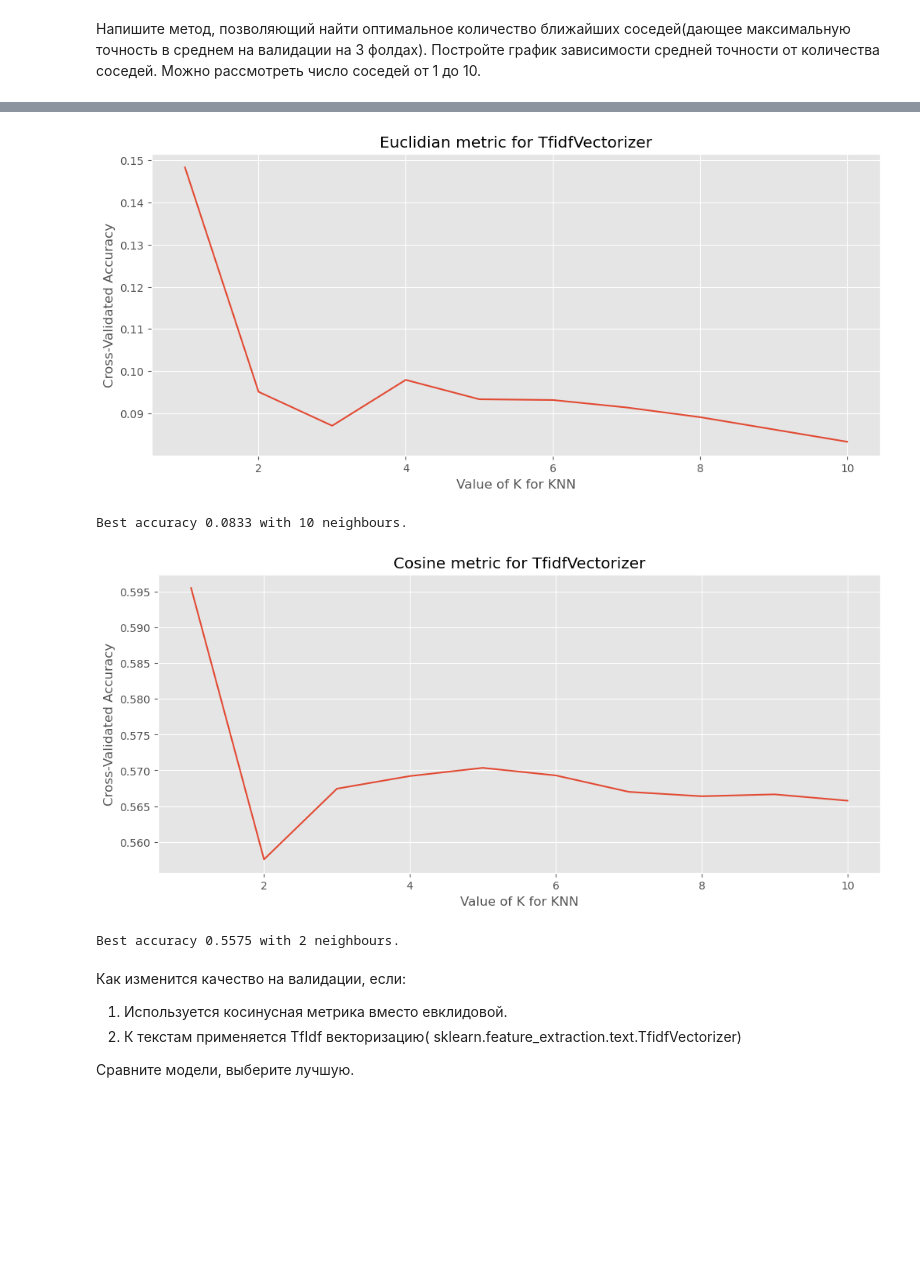
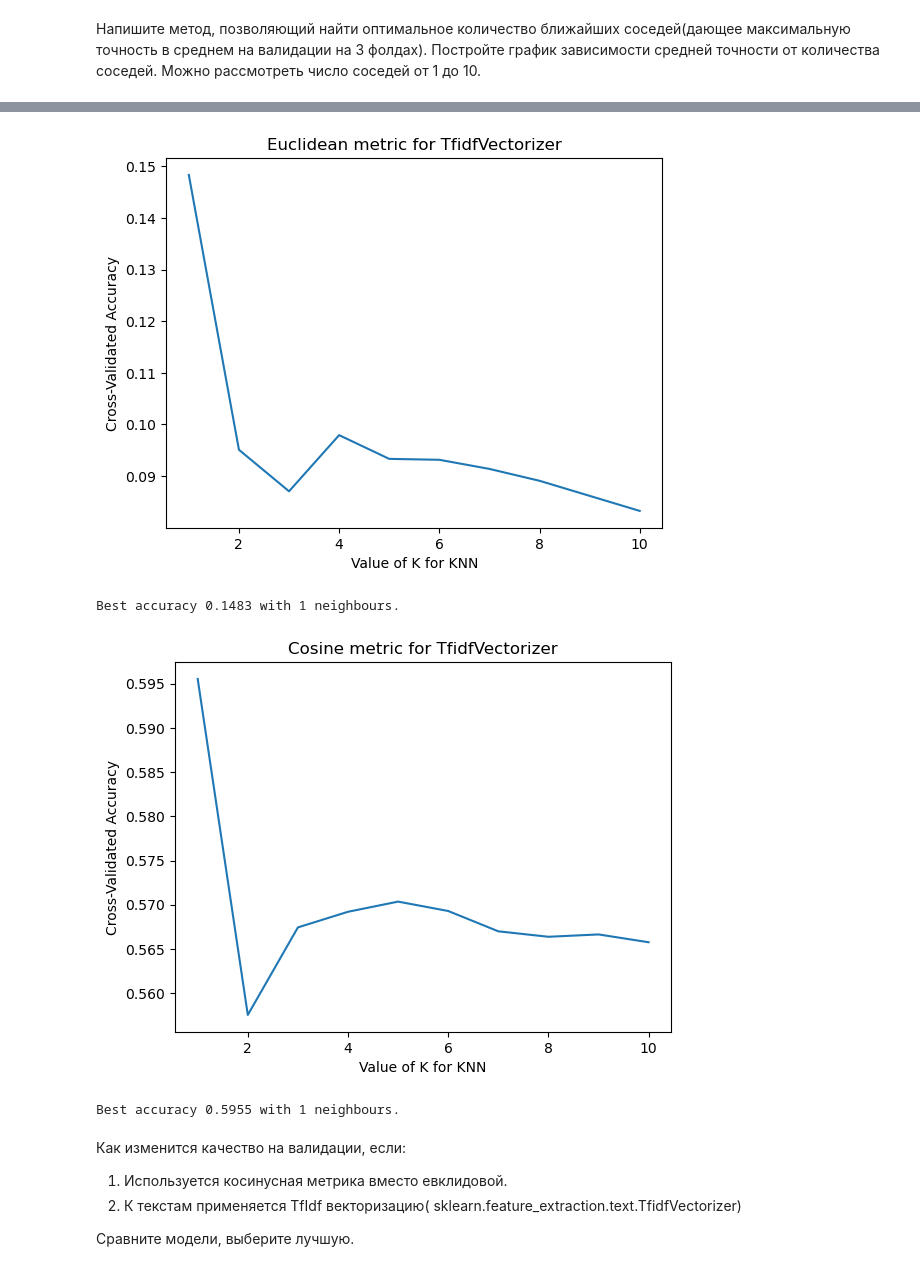
Before and after one commit to PERFECTHEART/ml_vk, a Jupyter notebook: hw_1/mushenko_hw1.ipynb, the cells around one changed output, grey strips where cells are left out. Drawn from its saved outputs; the diff is of its cells as text; code cells hidden in the pictures; blank space fills up the shorter version.

```diff
--- a/hw_1/mushenko_hw1.ipynb
+++ b/hw_1/mushenko_hw1.ipynb
@@ -210,7 +210,7 @@ TRAIN: [   0    1    2 ... 7540 7541 7542] TEST: [ 7543  7544  7545 ... 11311 11
 Напишите метод, позволяющий найти оптимальное количество ближайших соседей(дающее максимальную точность в среднем на валидации на 3 фолдах).
 Постройте график зависимости средней точности от количества соседей. Можно рассмотреть число соседей от 1 до 10.
 # %%
-def bestKNN(k_range, vector, target, folds, metrica='minkowski'):
+def bestKNN(k_range, vector, target, folds, metrica):
     k_scores = []
     for k in k_range:
         knn = KNeighborsClassifier(n_neighbors=k,metric=metrica)
@@ -227,7 +227,7 @@ def showScores(title,k_range,k_scores):
     plt.xlabel('Value of K for KNN')
     plt.ylabel('Cross-Validated Accuracy')
     plt.show()
-    index_min = k_range[min(range(len(k_scores)), key=k_scores.__getitem__)]
-    print("Best accuracy %.4f with %d neighbours." % (min(k_scores),index_min))
+    index_max = k_range[max(range(len(k_scores)), key=k_scores.__getitem__)]
+    print("Best accuracy %.4f with %d neighbours." % (max(k_scores),index_max))
 # %%
 k_range = range(1,11)
@@ -245,19 +245,19 @@ Best accuracy 0.4778 with 2 neighbours.
 # %%
 tfidf = TfidfVectorizer()
 X = tfidf.fit_transform(newsgroups.data)
 y = newsgroups.target
 
-k_scores = bestKNN(k_range, X, y, 3)
-showScores('Euclidian metric for TfidfVectorizer', k_range, k_scores)
+k_scores = bestKNN(k_range, X, y, 3, 'euclidean')
+showScores('Euclidean metric for TfidfVectorizer', k_range, k_scores)
 # %% [output]
-[figure, old version]
+[figure, new version]
-Best accuracy 0.0833 with 10 neighbours.
+Best accuracy 0.1483 with 1 neighbours.
 # %%
 k_scores = bestKNN(k_range, X, y, 3, 'cosine')
 showScores('Cosine metric for TfidfVectorizer', k_range, k_scores)
 # %% [output]
-[figure, old version]
+[figure, new version]
-Best accuracy 0.5575 with 2 neighbours.
+Best accuracy 0.5955 with 1 neighbours.
 # %% [markdown]
 Как изменится качество на валидации, если:
 
```
Also changed, not shown: parts of 11 cells of this notebook, 2 other files.
